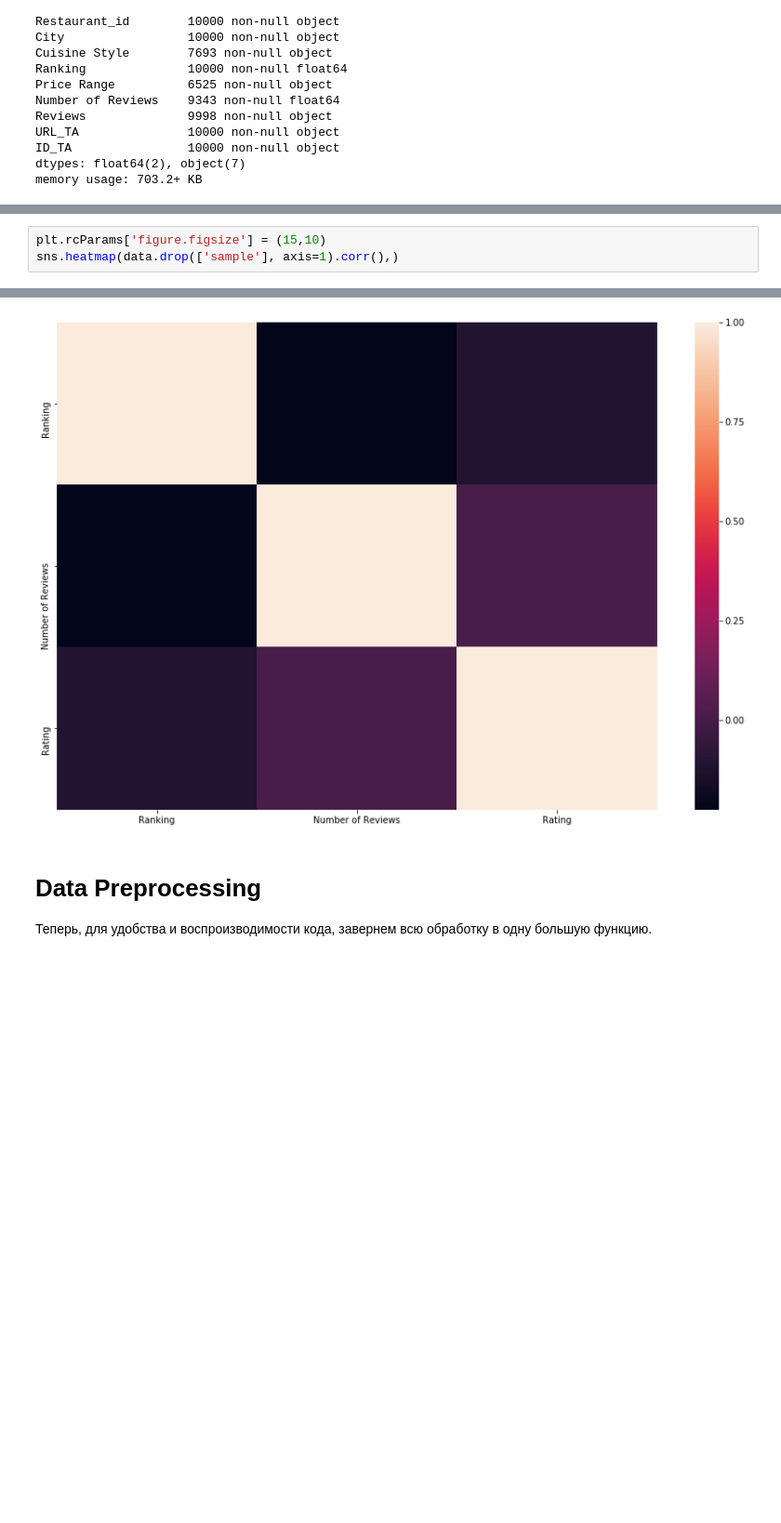
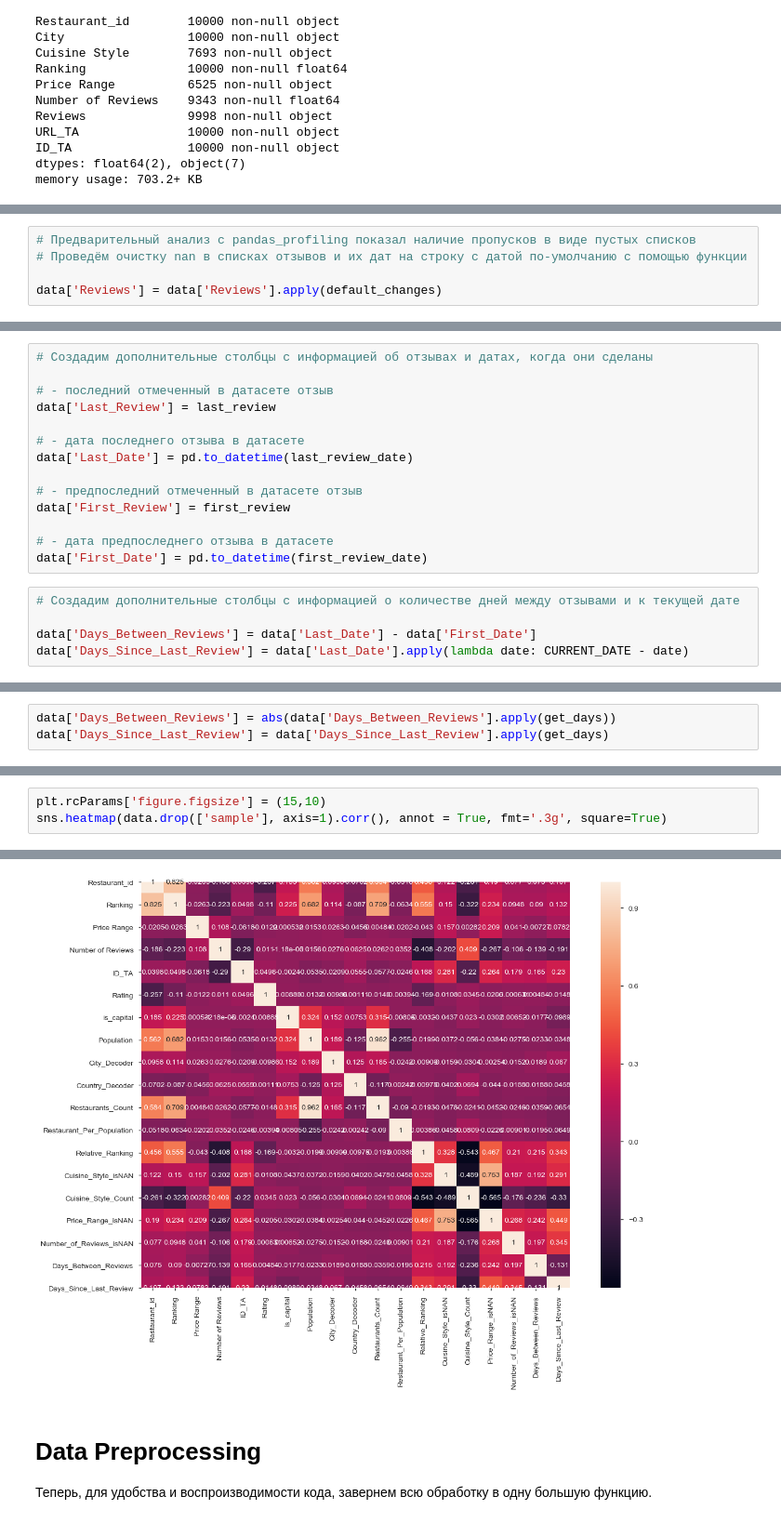
Before and after one commit to Ya-Andy/Project_3, a Jupyter notebook: sf-tripadvisor-rating.ipynb, the cells around one changed output, grey strips where cells are left out. Shown at 93% size. Saved outputs shown, nothing was run; the diff lists cells and outputs as text; blank space fills up the shorter version.

```diff
--- a/sf-tripadvisor-rating.ipynb
+++ b/sf-tripadvisor-rating.ipynb
@@ -170,0 +587,5 @@ df_train['Ranking'].hist(bins=100)
+# %%
+# Предварительный анализ с pandas_profiling показал наличие пропусков в виде пустых списков
+# Проведём очистку nan в списках отзывов и их дат на строку с датой по-умолчанию с помощью функции
+
+data['Reviews'] = data['Reviews'].apply(default_changes)
@@ -170,0 +614,19 @@ df_train['Ranking'].hist(bins=100)
+# %%
+# Создадим дополнительные столбцы с информацией об отзывах и датах, когда они сделаны
+
+# - последний отмеченный в датасете отзыв
+data['Last_Review'] = last_review
+
+# - дата последнего отзыва в датасете
+data['Last_Date'] = pd.to_datetime(last_review_date)
+
+# - предпоследний отмеченный в датасете отзыв
+data['First_Review'] = first_review
+
+# - дата предпоследнего отзыва в датасете
+data['First_Date'] = pd.to_datetime(first_review_date)
+# %%
+# Создадим дополнительные столбцы с информацией о количестве дней между отзывами и к текущей дате
+
+data['Days_Between_Reviews'] = data['Last_Date'] - data['First_Date']
+data['Days_Since_Last_Review'] = data['Last_Date'].apply(lambda date: CURRENT_DATE - date)
@@ -170,0 +641,3 @@ df_train['Ranking'].hist(bins=100)
+# %%
+data['Days_Between_Reviews'] = abs(data['Days_Between_Reviews'].apply(get_days))
+data['Days_Since_Last_Review'] = data['Days_Since_Last_Review'].apply(get_days)
@@ -171,9 +666,9 @@ df_train['Ranking'].hist(bins=100)
 # %%
 plt.rcParams['figure.figsize'] = (15,10)
-sns.heatmap(data.drop(['sample'], axis=1).corr(),)
+sns.heatmap(data.drop(['sample'], axis=1).corr(), annot = True, fmt='.3g', square=True)
 # %% [output]
 <matplotlib.axes._subplots.AxesSubplot at 0x...>
-[figure, old version]
+[figure, new version]
 # %% [markdown]
 # Data Preprocessing
 Теперь, для удобства и воспроизводимости кода, завернем всю обработку в одну большую функцию.
```
Also changed, not shown: parts of 100 cells of this notebook, 3 other files.
